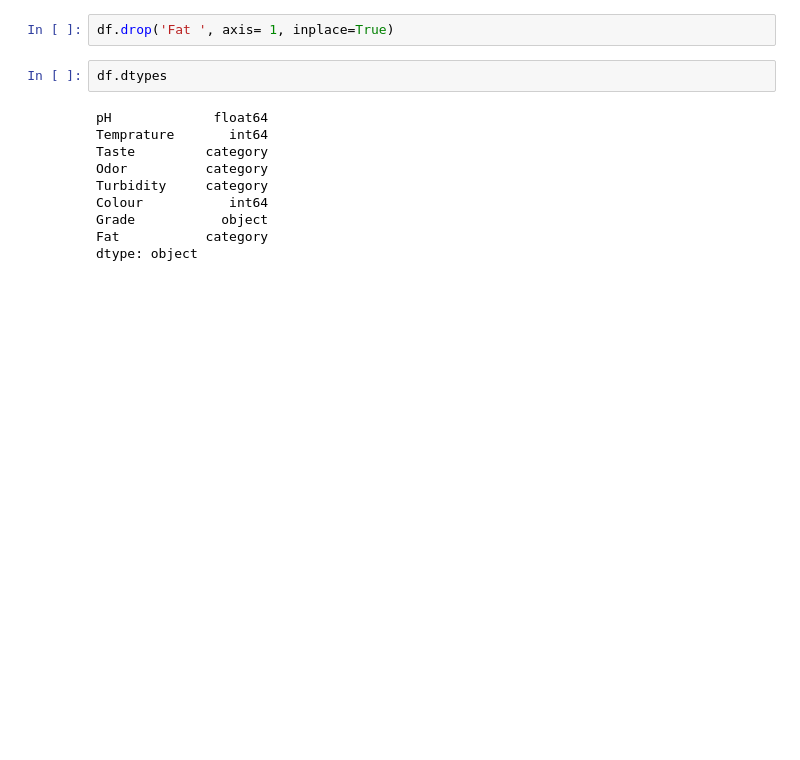
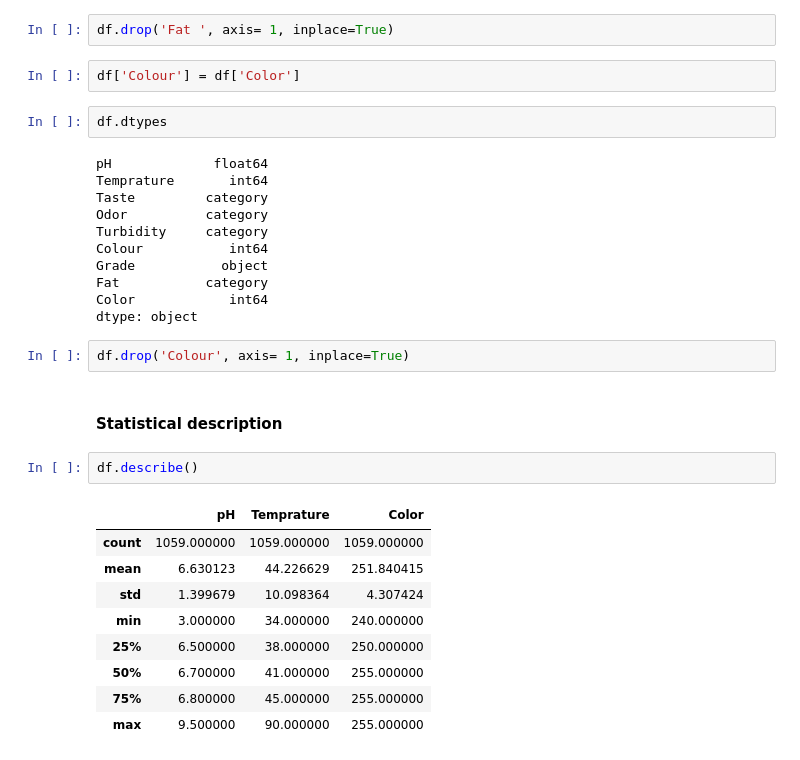
Before and after one commit to Ayomide-ola/Agricultural-Data-Analysis, a Jupyter notebook: Milk Quality Prediction.ipynb, the cells around one changed output. Cells and saved outputs as stored; diff of their text form; blank space fills up the shorter version.

```diff
--- a/Milk Quality Prediction.ipynb
+++ b/Milk Quality Prediction.ipynb
@@ -159,6 +159,8 @@ Index(['pH', 'Temprature', 'Taste', 'Odor', 'Fat ', 'Turbidity', 'Colour',
       dtype='object')
 # %%
 df.drop('Fat ', axis= 1, inplace=True)
+# %%
+df['Colour'] = df['Color']
 # %%
 df.dtypes
 # %% [output]
@@ -170,4 +172,21 @@ Turbidity     category
 Colour           int64
 Grade           object
 Fat           category
+Color            int64
 dtype: object
+# %%
+df.drop('Colour', axis= 1, inplace=True)
+# %% [markdown]
+#### Statistical description
+# %%
+df.describe()
+# %% [output]
+|  | pH | Temprature | Color |
+| count | 1059.000000 | 1059.000000 | 1059.000000 |
+| mean | 6.630123 | 44.226629 | 251.840415 |
+| std | 1.399679 | 10.098364 | 4.307424 |
+| min | 3.000000 | 34.000000 | 240.000000 |
+| 25% | 6.500000 | 38.000000 | 250.000000 |
+| 50% | 6.700000 | 41.000000 | 255.000000 |
+| 75% | 6.800000 | 45.000000 | 255.000000 |
+| max | 9.500000 | 90.000000 | 255.000000 |
```
Also changed, not shown: parts of 2 cells of this notebook.
